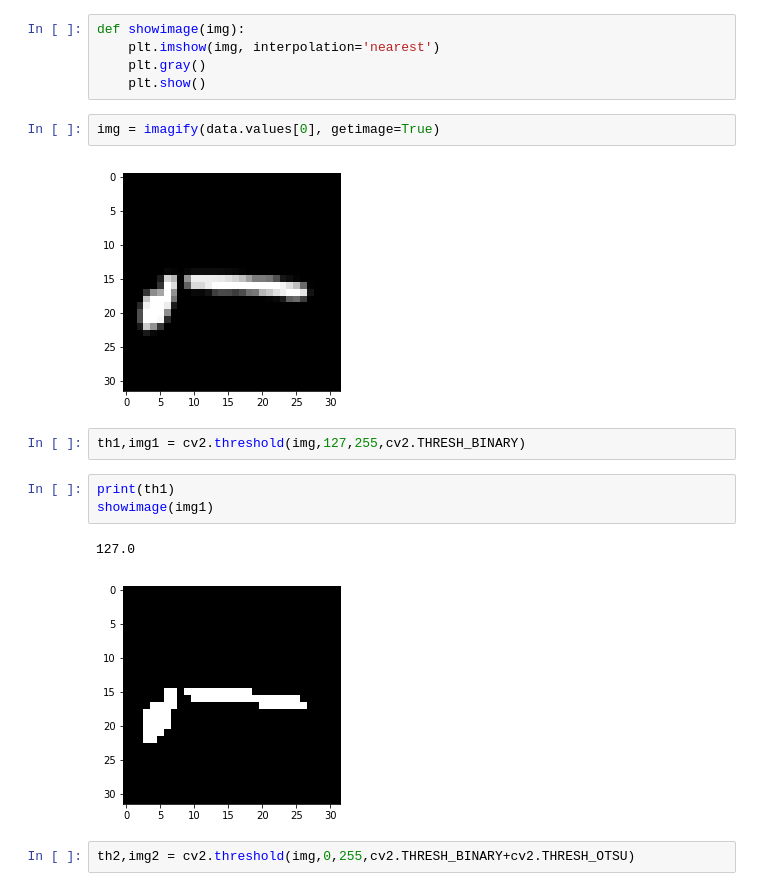
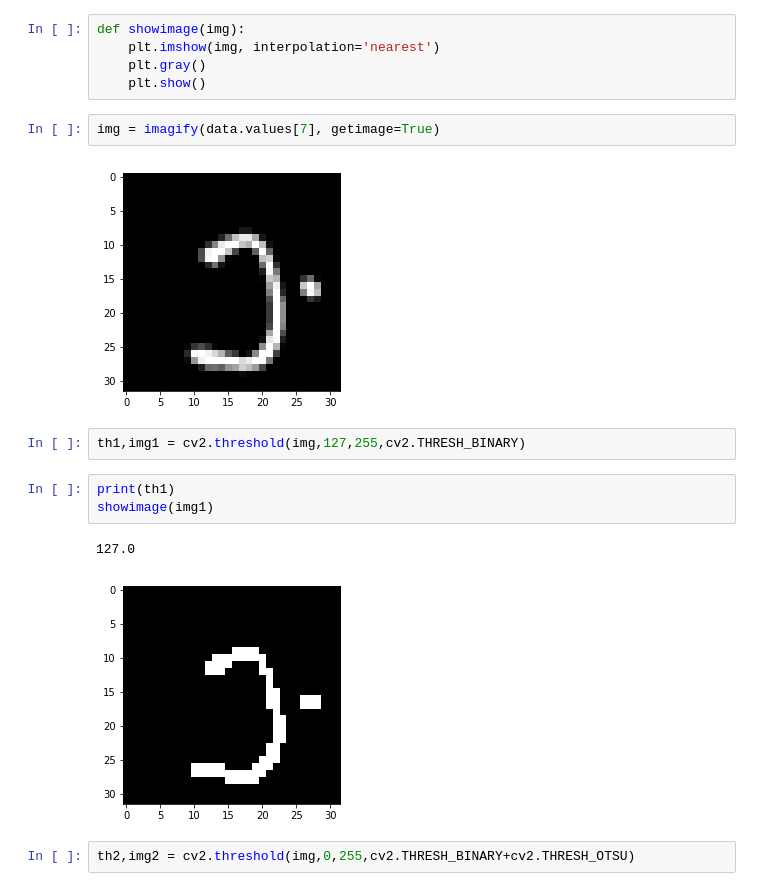
Before and after one commit to yogeshjadhav7/arabic-handwriting-recognition, a Jupyter notebook: arabic-handwriting-recognition.ipynb, the cells around one changed output. Saved outputs shown, nothing was run; the diff lists cells and outputs as text.

```diff
--- a/arabic-handwriting-recognition.ipynb
+++ b/arabic-handwriting-recognition.ipynb
@@ -50,9 +50,9 @@ def showimage(img):
     plt.gray()
     plt.show()
 # %%
-img = imagify(data.values[0], getimage=True)
+img = imagify(data.values[7], getimage=True)
 # %% [output]
-[figure, old version]
+[figure, new version]
 # %%
 th1,img1 = cv2.threshold(img,127,255,cv2.THRESH_BINARY)
 # %%
@@ -60,7 +60,7 @@ print(th1)
 showimage(img1)
 # %% [output]
 127.0
-[figure, old version]
+[figure, new version]
 # %%
 th2,img2 = cv2.threshold(img,0,255,cv2.THRESH_BINARY+cv2.THRESH_OTSU)
 # %%
```
Also changed, not shown: parts of 9 cells of this notebook.
